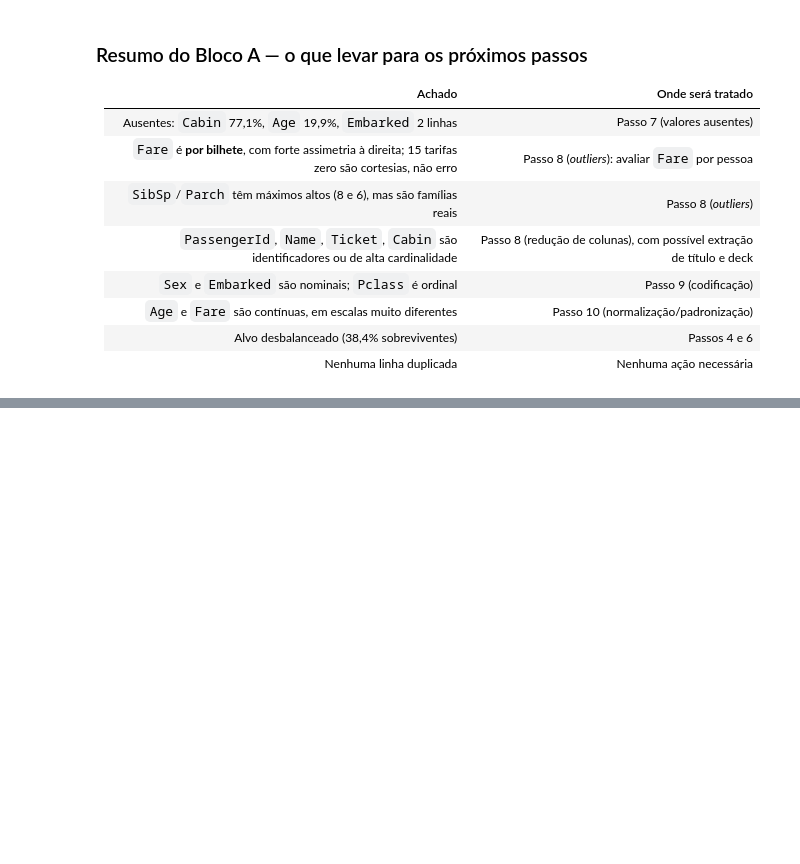
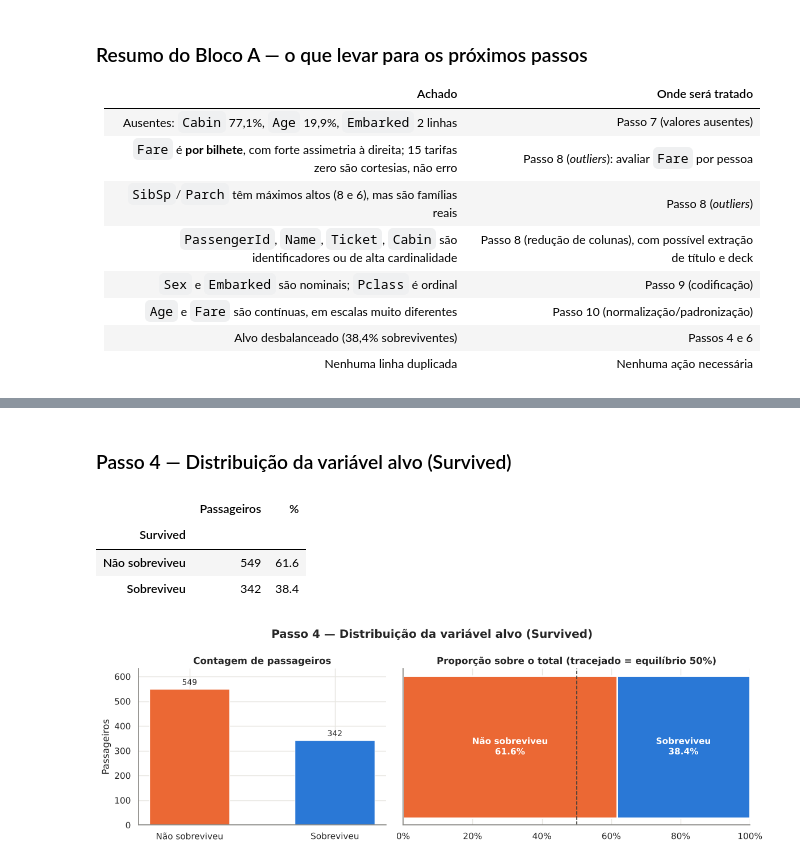
Before and after one commit to luang1t/hands-on-eda, a Jupyter notebook: src/analise_titanic.ipynb, the cells around one changed output, grey strips where cells are left out. Cells and saved outputs as stored; diff of their text form; code cells hidden in the pictures; blank space fills up the shorter version.

```diff
--- a/src/analise_titanic.ipynb
+++ b/src/analise_titanic.ipynb
@@ -371,0 +428,44 @@ Idades estimadas (xx.5): 18
+# %% [markdown]
+### Passo 4 — Distribuição da variável alvo (Survived)
+# %%
+contagem = df[alvo].value_counts().sort_index()
+percentual = df[alvo].value_counts(normalize=True).sort_index()
+
+tabela_alvo = pd.DataFrame({"Passageiros": contagem, "%": (percentual * 100).round(1)})
+tabela_alvo.index = tabela_alvo.index.map(ROTULOS["Survived"])
+tabela_alvo.index.name = "Survived"
+tabela_alvo
+# %% [output]
+|  | Passageiros | % |
+| Survived |  |  |
+| Não sobreviveu | 549 | 61.6 |
+| Sobreviveu | 342 | 38.4 |
+# %%
+fig, (ax1, ax2) = plt.subplots(1, 2, figsize=(12, 4), gridspec_kw={"width_ratios": [1, 1.4]})
+
+# Gráfico 1: contagem absoluta
+nomes = [ROTULOS["Survived"][k] for k in contagem.index]
+ax1.bar(nomes, contagem.values, color=[PALETA_ALVO[k] for k in contagem.index], width=0.55)
+ax1.bar_label(ax1.containers[0], padding=3, fontsize=10)
+ax1.set_title("Contagem de passageiros")
+ax1.set_ylabel("Passageiros")
+ax1.set_ylim(0, contagem.max() * 1.15)
+
+# Gráfico 2: proporção em barra 100% (comparada com o equilíbrio 50/50)
+inicio = 0
+for k in percentual.index:
+    ax2.barh([""], percentual[k], left=inicio, color=PALETA_ALVO[k], edgecolor="white", linewidth=2, height=0.5)
+    ax2.text(inicio + percentual[k] / 2, 0, f"{ROTULOS['Survived'][k]}\n{percentual[k]:.1%}",
+             ha="center", va="center", color="white", fontweight="bold", fontsize=11)
+    inicio += percentual[k]
+ax2.axvline(0.5, ls="--", lw=1.2, color="#3d3d3a")
+ax2.set_xlim(0, 1)
+ax2.xaxis.set_major_formatter(PercentFormatter(1))
+ax2.set_title("Proporção sobre o total (tracejado = equilíbrio 50%)")
+ax2.grid(axis="y", visible=False)
+
+fig.suptitle("Passo 4 — Distribuição da variável alvo (Survived)", fontweight="bold")
+plt.tight_layout()
+plt.show()
+# %% [output]
+[figure, added]
```
Also changed, not shown: parts of 73 cells of this notebook.
